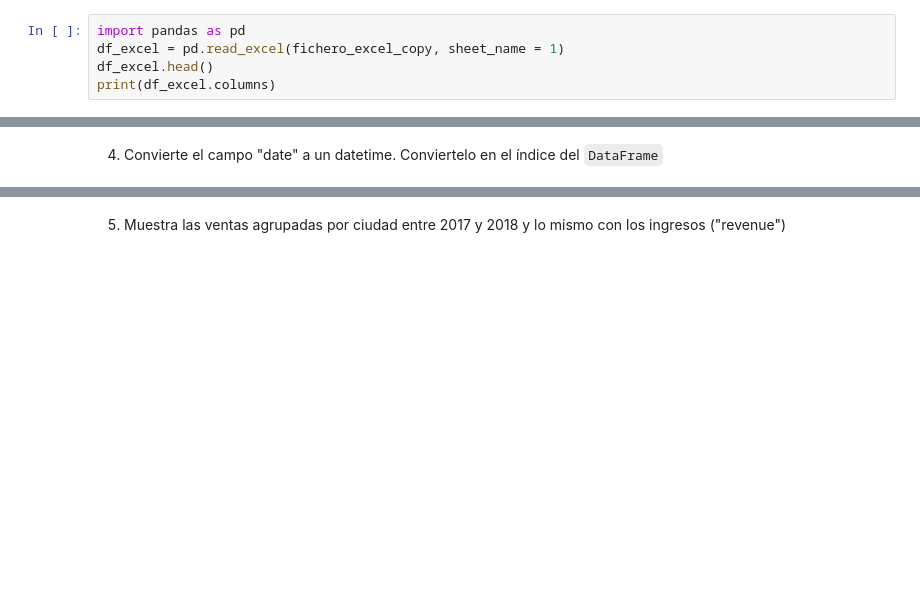
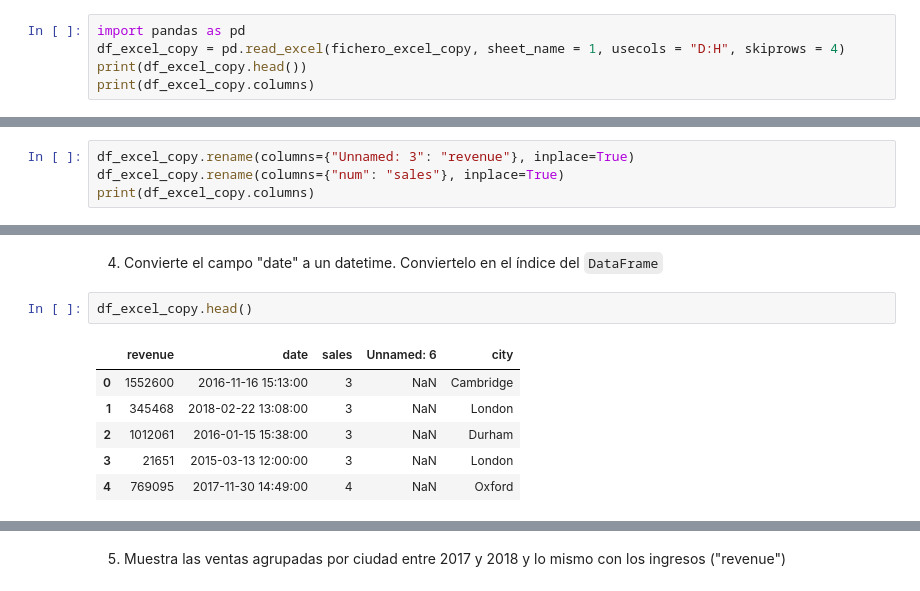
Before and after one commit to blarape/ONLINE_DS_THEBRIDGE_BL, a Jupyter notebook: 18_Practica_Obligatoria_Ficheros.ipynb, the cells around one changed output, grey strips where cells are left out. Saved outputs shown, nothing was run; the diff lists cells and outputs as text; blank space fills up the shorter version.

```diff
--- a/18_Practica_Obligatoria_Ficheros.ipynb
+++ b/18_Practica_Obligatoria_Ficheros.ipynb
@@ -54,7 +62,7 @@ print(df_excel.columns)
 Index(['date', 'revenue', 'sales', 'city'], dtype='object')
 # %%
 import pandas as pd
-df_excel = pd.read_excel(fichero_excel_copy, sheet_name = 1)
-df_excel.head()
-print(df_excel.columns)
+df_excel_copy = pd.read_excel(fichero_excel_copy, sheet_name = 1, usecols = "D:H", skiprows = 4)
+print(df_excel_copy.head())
+print(df_excel_copy.columns)
 # %% [output]
@@ -64,2 +76,6 @@ Index(['Unnamed: 0', 'Unnamed: 1', 'Unnamed: 2', 'Unnamed: 3', 'Unnamed: 4',
 # %% [markdown]
 2. Renombra la primera columna para que se llame "revenue" y la columna "num" por "sales"
+# %%
+df_excel_copy.rename(columns={"Unnamed: 3": "revenue"}, inplace=True)
+df_excel_copy.rename(columns={"num": "sales"}, inplace=True)
+print(df_excel_copy.columns)
@@ -68,2 +101,11 @@ Index(['Unnamed: 0', 'Unnamed: 1', 'Unnamed: 2', 'Unnamed: 3', 'Unnamed: 4',
 # %% [markdown]
 4. Convierte el campo "date" a un datetime. Conviertelo en el índice del `DataFrame`
+# %%
+df_excel_copy.head()
+# %% [output]
+|  | revenue | date | sales | Unnamed: 6 | city |
+| 0 | 1552600 | 2016-11-16 15:13:00 | 3 | NaN | Cambridge |
+| 1 | 345468 | 2018-02-22 13:08:00 | 3 | NaN | London |
+| 2 | 1012061 | 2016-01-15 15:38:00 | 3 | NaN | Durham |
+| 3 | 21651 | 2015-03-13 12:00:00 | 3 | NaN | London |
+| 4 | 769095 | 2017-11-30 14:49:00 | 4 | NaN | Oxford |
```
Also changed, not shown: parts of 12 cells of this notebook.
